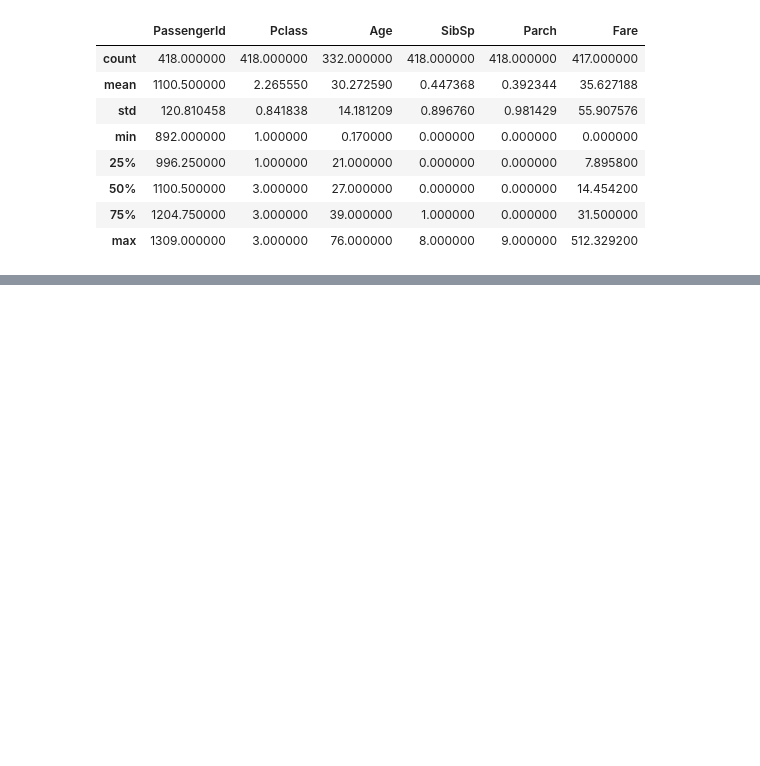
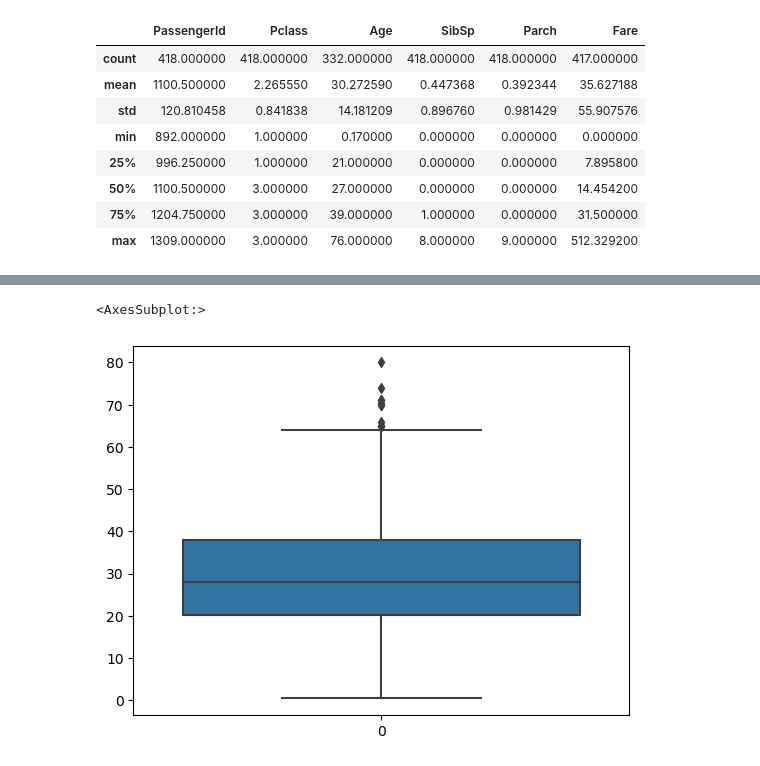
Before and after one commit to chwasiq0569/EDA-on-Titanic-Dataset, a Jupyter notebook: eda-on-titanic-dataset.ipynb, the cells around one changed output, grey strips where cells are left out. Cells and saved outputs as stored; diff of their text form; code cells hidden in the pictures; blank space fills up the shorter version.

```diff
--- a/eda-on-titanic-dataset.ipynb
+++ b/eda-on-titanic-dataset.ipynb
@@ -74,0 +110,5 @@ testdf.describe()
+# %%
+sns.boxplot(traindf['Age'])
+# %% [output]
+<AxesSubplot:>
+[figure, added]
```
Also changed, not shown: parts of 9 cells of this notebook.
